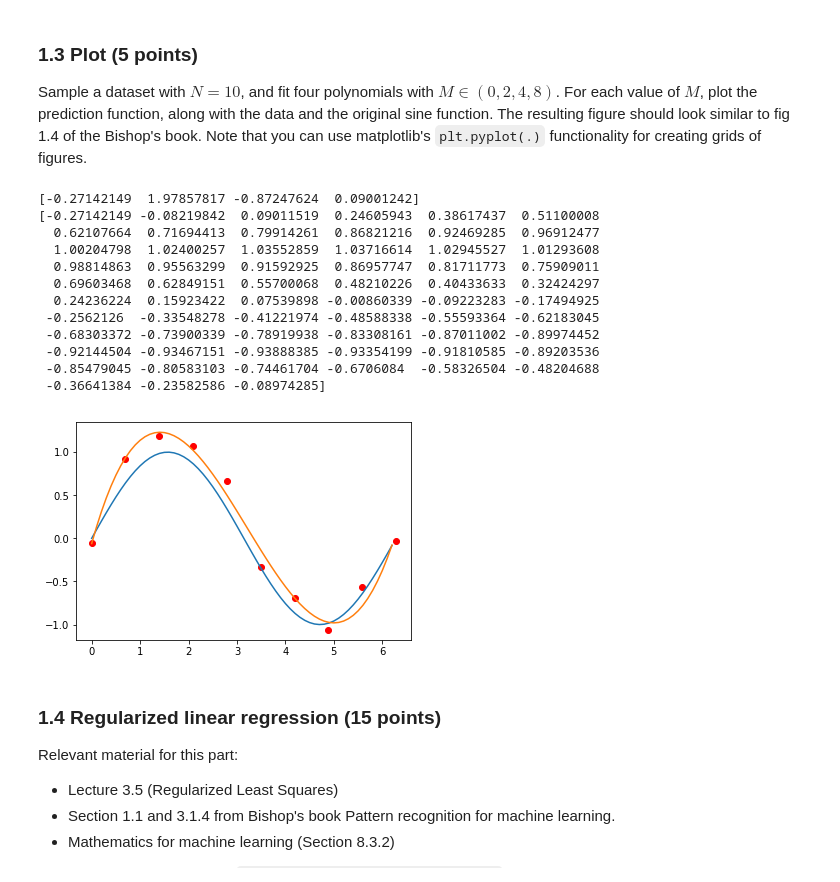
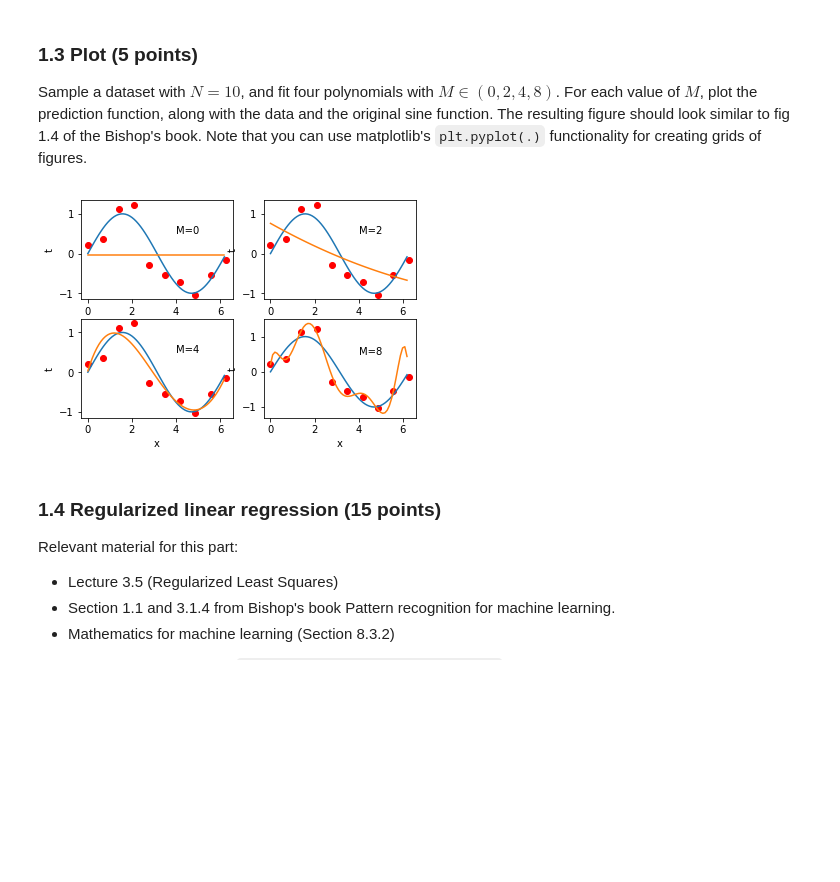
Before and after one commit to Dawlau/UVA_ML, a Jupyter notebook: 11061286_14532921_lab1.ipynb, the cells around one changed output. Saved outputs shown, nothing was run; the diff lists cells and outputs as text; code cells hidden in the pictures; blank space fills up the shorter version.

Commit message:
Finished up plotting code

```diff
--- a/11061286_14532921_lab1.ipynb
+++ b/11061286_14532921_lab1.ipynb
@@ -206,43 +194,37 @@ For each value of $M$, plot the prediction function, along with the data and the
 # %%
 # define datapoints
 data_x, data_t = gen_sine(10)
 x_ticks = np.arange(0,2*np.pi,0.1)
 sin_y = np.sin(x_ticks)
 
 # create polynomial of given order
 def polynomial(x,w):
     y = np.ones(len(x))*w[0]
     for factor in range(1,len(w)):
         y = y + w[factor] * x**factor
 
     return y
 
-# calculate weights
-w_ml = fit_polynomial(data_x,data_t,3)[0]
-print(w_ml)
-print(polynomial(x_ticks,w_ml))
+plotcount = 221
+# iteratively plot polynomials
+for order in [0,2,4,8]:
+    # generate plots of datapoints and sine
+    plt.subplot(plotcount)
+    plotcount = plotcount + 1
+    # plot data and sine
+    plt.plot(data_x, data_t, 'ro')
+    plt.plot(x_ticks, sin_y)
+    # calculate weights and plot polynomial
+    w_ml = fit_polynomial(data_x,data_t,order)[0]
+    plt.plot(x_ticks,polynomial(x_ticks,w_ml))
+    # set labels
+    plt.xlabel('x')
+    plt.ylabel('t')
+    plt.text(4, 0.5, 'M=%s'%(order), fontsize = 10)
 
-# generate plots of datapoints and sine
-plt.plot(data_x, data_t, 'ro')
-plt.plot(x_ticks, sin_y)
-
-# iteratively plot polynomials
-plt.plot(x_ticks,polynomial(x_ticks,w_ml))
 plt.show()
 # %% [output]
-[-0.27142149  1.97857817 -0.87247624  0.09001242]
-[-0.27142149 -0.08219842  0.09011519  0.24605943  0.38617437  0.51100008
-  0.62107664  0.71694413  0.79914261  0.86821216  0.92469285  0.96912477
-  1.00204798  1.02400257  1.03552859  1.03716614  1.02945527  1.01293608
-  0.98814863  0.95563299  0.91592925  0.86957747  0.81711773  0.75909011
-  0.69603468  0.62849151  0.55700068  0.48210226  0.40433633  0.32424297
-  0.24236224  0.15923422  0.07539898 -0.00860339 -0.09223283 -0.17494925
- -0.2562126  -0.33548278 -0.41221974 -0.48588338 -0.55593364 -0.62183045
- -0.68303372 -0.73900339 -0.78919938 -0.83308161 -0.87011002 -0.89974452
- -0.92144504 -0.93467151 -0.93888385 -0.93354199 -0.91810585 -0.89203536
- -0.85479045 -0.80583103 -0.74461704 -0.6706084  -0.58326504 -0.48204688
- -0.36641384 -0.23582586 -0.08974285]
-[figure, old version]
+[figure, new version]
 # %% [markdown]
 ### 1.4 Regularized linear regression (15 points)
 
```
Also changed, not shown: parts of 1 cell of this notebook.
